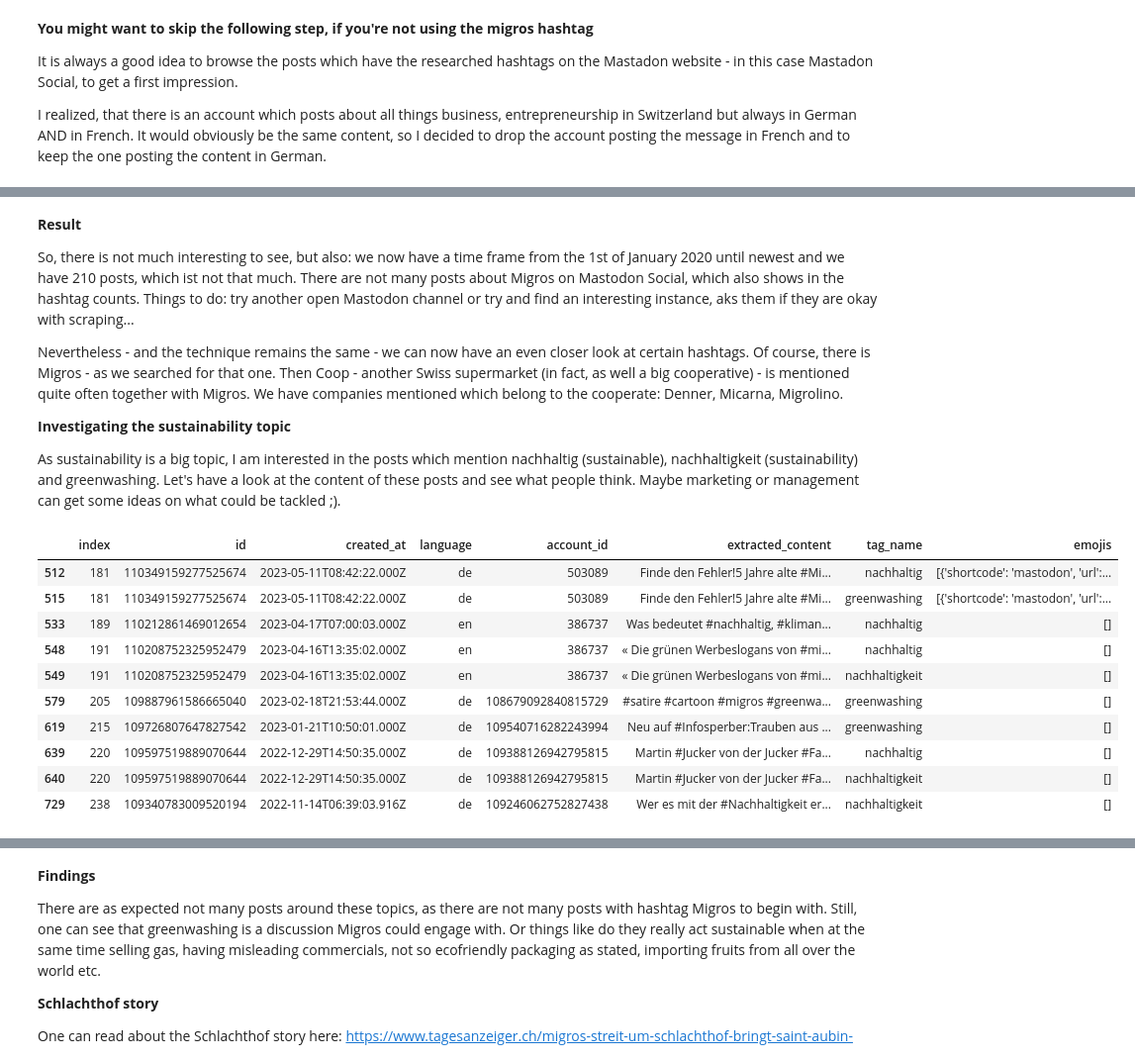
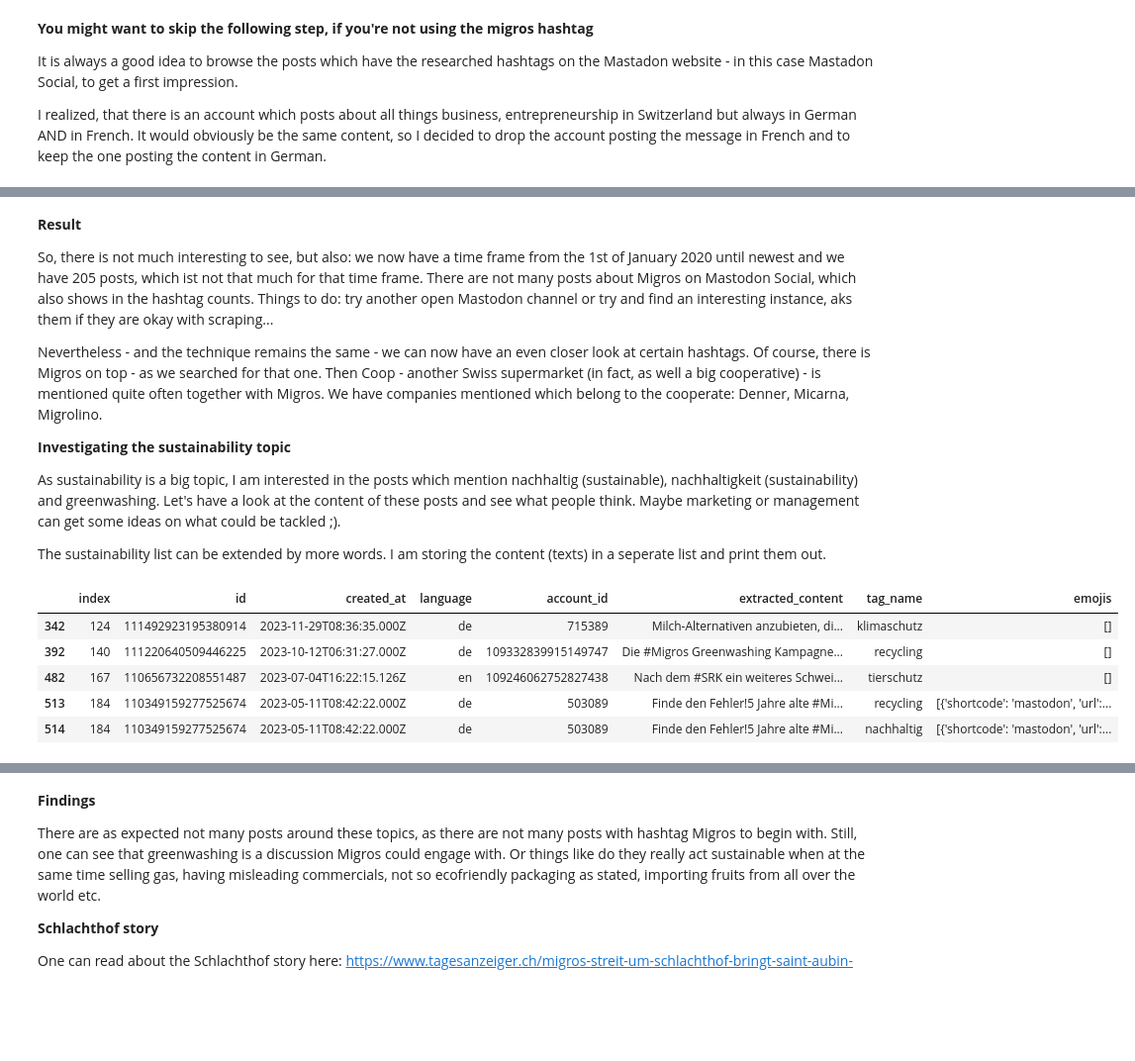
Before and after one commit to StefWed/investigate-public-opinion-on-retail, a Jupyter notebook: notebooks/Mastodon_Migros_Prototype.ipynb, the cells around one changed output, grey strips where cells are left out. Shown at 99% size. Cells and saved outputs as stored; diff of their text form; code cells hidden in the pictures; blank space fills up the shorter version.

Commit message:
Add Explanations and Preparation for NLP to Mastodon Migros notebook

```diff
--- a/notebooks/Mastodon_Migros_Prototype.ipynb
+++ b/notebooks/Mastodon_Migros_Prototype.ipynb
@@ -237,4 +239,4 @@ For solely language reasons, I will drop posts which are written in Turkish.
 # %%
-df_small_drop_tr = df_small[df_small['language'] != 'tr']
-df_small_drop_tr.head()
+df_small_drop_lang = df_small[df_small['language'].isin(languages_to_drop) == False]
+df_small_drop_lang["language"].value_counts()
 # %% [output]
@@ -252,7 +253,7 @@ It is always a good idea to browse the posts which have the researched hashtags
 
 I realized, that there is an account which posts about all things business, entrepreneurship in Switzerland but always in German AND in French. It would obviously be the same content, so I decided to drop the account posting the message in French and to keep the one posting the content in German.
 # %%
-id_to_drop = ['109471764792431240']
-df_clean = df_small_drop_tr[df_small_drop_tr.account_id.isin(id_to_drop) == False]
-df_clean.head()
+id_to_drop = ["109471764792431240"]
+df_clean = df_small_drop_lang[df_small_drop_lang["account_id"].isin(id_to_drop) == False]
+df_clean.shape
 # %% [output]
@@ -350,29 +346,28 @@ tags_count.head(25)
 # %% [markdown]
 **Result**
 
-So, there is not much interesting to see, but also: we now have a time frame from the 1st of January 2020 until newest and we have 210 posts, which ist not that much. There are not many posts about Migros on Mastodon Social, which also shows in the hashtag counts. Things to do: try another open Mastodon channel or try and find an interesting instance, aks them if they are okay with scraping...
+So, there is not much interesting to see, but also: we now have a time frame from the 1st of January 2020 until newest and we have 205 posts, which ist not that much for that time frame. There are not many posts about Migros on Mastodon Social, which also shows in the hashtag counts. Things to do: try another open Mastodon channel or try and find an interesting instance, aks them if they are okay with scraping...
 
-Nevertheless - and the technique remains the same - we can now have an even closer look at certain hashtags. Of course, there is Migros - as we searched for that one. Then Coop - another Swiss supermarket (in fact, as well a big cooperative) - is mentioned quite often together with Migros. We have companies mentioned which belong to the cooperate: Denner, Micarna, Migrolino.
+Nevertheless - and the technique remains the same - we can now have an even closer look at certain hashtags. Of course, there is Migros on top - as we searched for that one. Then Coop - another Swiss supermarket (in fact, as well a big cooperative) - is mentioned quite often together with Migros. We have companies mentioned which belong to the cooperate: Denner, Micarna, Migrolino.
 
 **Investigating the sustainability topic**
 
 As sustainability is a big topic, I am interested in the posts which mention nachhaltig (sustainable), nachhaltigkeit (sustainability) and greenwashing. Let's have a look at the content of these posts and see what people think. Maybe marketing or management can get some ideas on what could be tackled ;).
+
+The sustainability list can be extended by more words. I am storing the content (texts) in a seperate list and print them out.
+# %%
+sustainability = ["greenwashing", "klimaschutz", "klima", "umwelt", "umweltschutz", "nachhaltig", "nachhaltigkeit", "tier", "tierschutz", "recycling"]
 # %%
-df_sustainable = df_flat_small[(df_flat_small["tag_name"] == "nachhaltig") | (df_flat_small["tag_name"] == "nachhaltigkeit") | (df_flat_small["tag_name"] == "greenwashing")]
+df_sustainable = df_flat_small[df_flat_small["tag_name"].isin(sustainability)]
 # %%
-df_sustainable
+df_sustainable.head()
 # %% [output]
 |  | index | id | created_at | language | account_id | extracted_content | tag_name | emojis |
-| 512 | 181 | 110349159277525674 | 2023-05-11T08:42:22.000Z | de | 503089 | Finde den Fehler!5 Jahre alte #Mi... | nachhaltig | [{'shortcode': 'mastodon', 'url':... |
-| 515 | 181 | 110349159277525674 | 2023-05-11T08:42:22.000Z | de | 503089 | Finde den Fehler!5 Jahre alte #Mi... | greenwashing | [{'shortcode': 'mastodon', 'url':... |
-| 533 | 189 | 110212861469012654 | 2023-04-17T07:00:03.000Z | en | 386737 | Was bedeutet #nachhaltig, #kliman... | nachhaltig | [] |
-| 548 | 191 | 110208752325952479 | 2023-04-16T13:35:02.000Z | en | 386737 | « Die grünen Werbeslogans von #mi... | nachhaltig | [] |
-| 549 | 191 | 110208752325952479 | 2023-04-16T13:35:02.000Z | en | 386737 | « Die grünen Werbeslogans von #mi... | nachhaltigkeit | [] |
-| 579 | 205 | 109887961586665040 | 2023-02-18T21:53:44.000Z | de | 108679092840815729 | #satire #cartoon #migros #greenwa... | greenwashing | [] |
-| 619 | 215 | 109726807647827542 | 2023-01-21T10:50:01.000Z | de | 109540716282243994 | Neu auf #Infosperber:Trauben aus ... | greenwashing | [] |
-| 639 | 220 | 109597519889070644 | 2022-12-29T14:50:35.000Z | de | 109388126942795815 | Martin #Jucker von der Jucker #Fa... | nachhaltig | [] |
-| 640 | 220 | 109597519889070644 | 2022-12-29T14:50:35.000Z | de | 109388126942795815 | Martin #Jucker von der Jucker #Fa... | nachhaltigkeit | [] |
-| 729 | 238 | 109340783009520194 | 2022-11-14T06:39:03.916Z | de | 109246062752827438 | Wer es mit der #Nachhaltigkeit er... | nachhaltigkeit | [] |
+| 342 | 124 | 111492923195380914 | 2023-11-29T08:36:35.000Z | de | 715389 | Milch-Alternativen anzubieten, di... | klimaschutz | [] |
+| 392 | 140 | 111220640509446225 | 2023-10-12T06:31:27.000Z | de | 109332839915149747 | Die #Migros Greenwashing Kampagne... | recycling | [] |
+| 482 | 167 | 110656732208551487 | 2023-07-04T16:22:15.126Z | en | 109246062752827438 | Nach dem #SRK ein weiteres Schwei... | tierschutz | [] |
+| 513 | 184 | 110349159277525674 | 2023-05-11T08:42:22.000Z | de | 503089 | Finde den Fehler!5 Jahre alte #Mi... | recycling | [{'shortcode': 'mastodon', 'url':... |
+| 514 | 184 | 110349159277525674 | 2023-05-11T08:42:22.000Z | de | 503089 | Finde den Fehler!5 Jahre alte #Mi... | nachhaltig | [{'shortcode': 'mastodon', 'url':... |
 # %%
 # as described before, explode() results in almost exact copies of some rows (except for tag name)
 # we only need the content once, to avoid duplicates utilizing drop_duplicates
```
Also changed, not shown: parts of 46 cells of this notebook.
